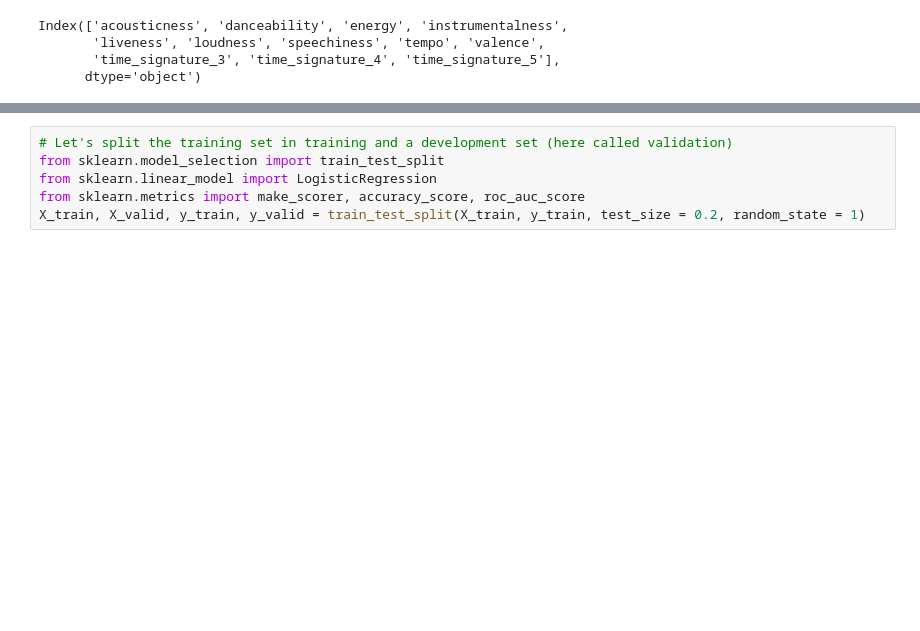
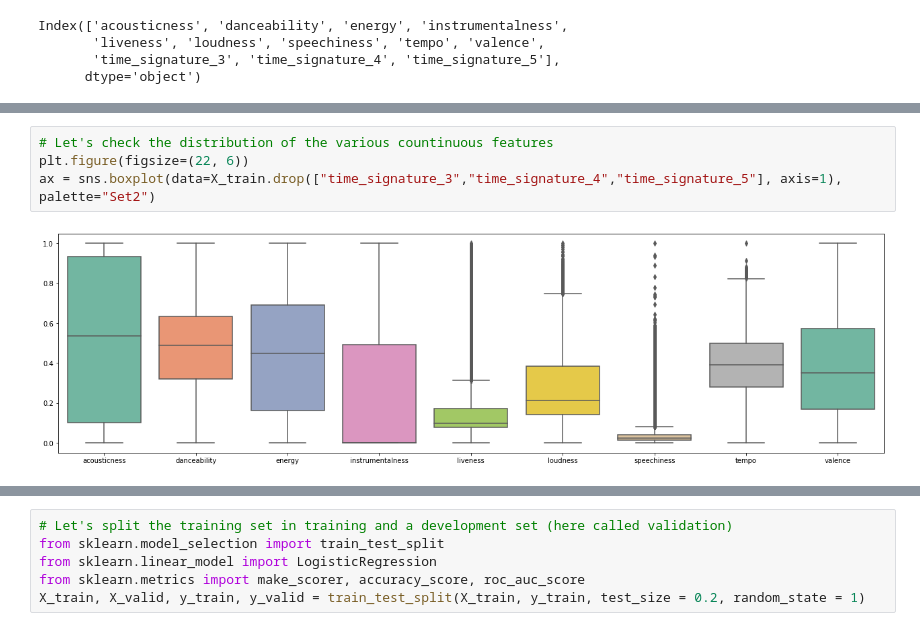
Before and after one commit to plspeziali/spotify-genre-predictor, a Jupyter notebook: spotify-genre-prediction-lr-mlp.ipynb, the cells around one changed output, grey strips where cells are left out. Saved outputs shown, nothing was run; the diff lists cells and outputs as text; blank space fills up the shorter version.

```diff
--- a/spotify-genre-prediction-lr-mlp.ipynb
+++ b/spotify-genre-prediction-lr-mlp.ipynb
@@ -197,0 +198,6 @@ display(X_test.head())
+# %%
+# Let's check the distribution of the various countinuous features
+plt.figure(figsize=(22, 6))
+ax = sns.boxplot(data=X_train.drop(["time_signature_3","time_signature_4","time_signature_5"], axis=1), palette="Set2")
+# %% [output]
+[figure, added]
```
Also changed, not shown: parts of 15 cells of this notebook.
